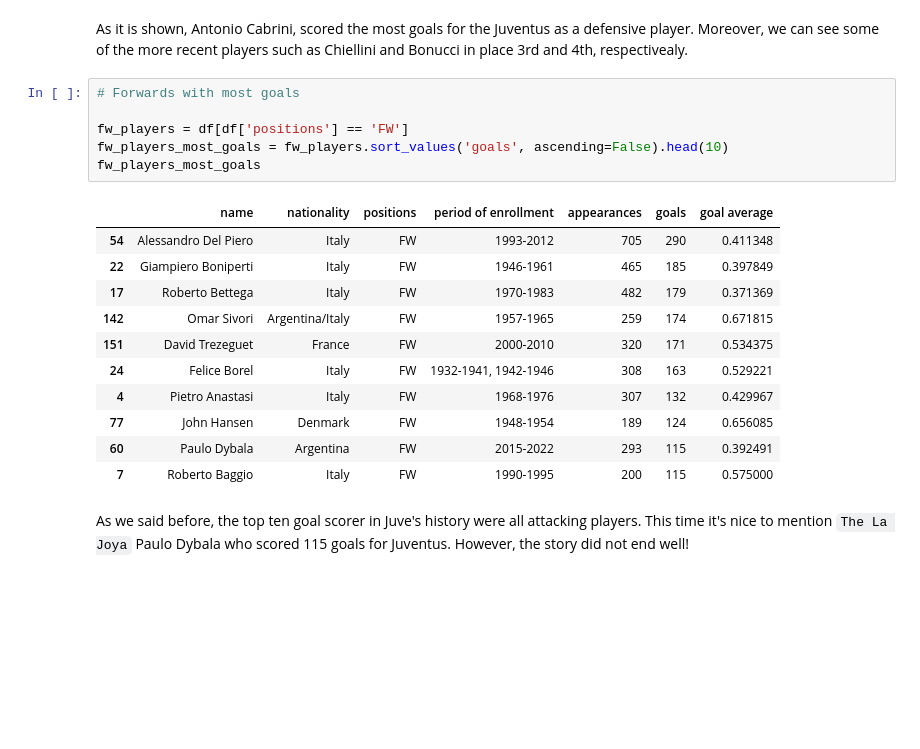
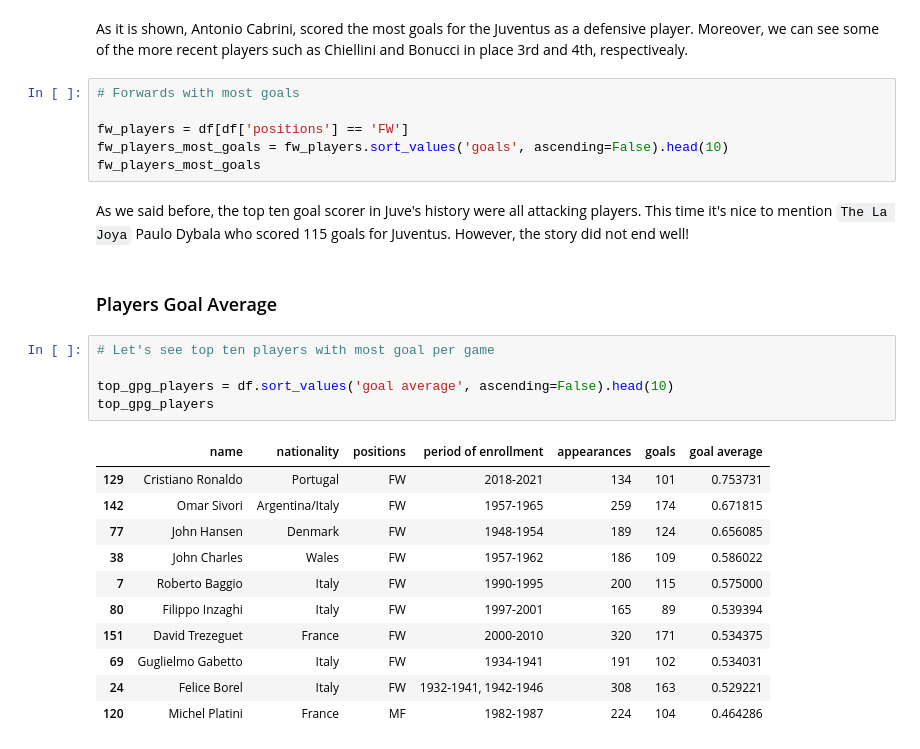
Before and after one commit to hoseinmrh/Juventus-Legends-Data-Analysis, a Jupyter notebook: Juventus Legends.ipynb, the cells around one changed output. Saved outputs shown, nothing was run; the diff lists cells and outputs as text; blank space fills up the shorter version.

```diff
--- a/Juventus Legends.ipynb
+++ b/Juventus Legends.ipynb
@@ -299,23 +299,30 @@ df_players_most_goals
 | 64 | Ciro Ferrara | Italy | DF | 1994-2005 | 358 | 20 | 0.055866 |
 # %% [markdown]
 As it is shown, Antonio Cabrini, scored the most goals for the Juventus as a defensive player. Moreover, we can see some of the more recent players such as Chiellini and Bonucci in place 3rd and 4th, respectivealy.
-# %%
-# Forwards with most goals
-
-fw_players = df[df['positions'] == 'FW']
-fw_players_most_goals = fw_players.sort_values('goals', ascending=False).head(10)
-fw_players_most_goals
-# %% [output]
-|  | name | nationality | positions | period of enrollment | appearances | goals | goal average |
-| 54 | Alessandro Del Piero | Italy | FW | 1993-2012 | 705 | 290 | 0.411348 |
-| 22 | Giampiero Boniperti | Italy | FW | 1946-1961 | 465 | 185 | 0.397849 |
-| 17 | Roberto Bettega | Italy | FW | 1970-1983 | 482 | 179 | 0.371369 |
-| 142 | Omar Sivori | Argentina/Italy | FW | 1957-1965 | 259 | 174 | 0.671815 |
-| 151 | David Trezeguet | France | FW | 2000-2010 | 320 | 171 | 0.534375 |
-| 24 | Felice Borel | Italy | FW | 1932-1941, 1942-1946 | 308 | 163 | 0.529221 |
-| 4 | Pietro Anastasi | Italy | FW | 1968-1976 | 307 | 132 | 0.429967 |
-| 77 | John Hansen | Denmark | FW | 1948-1954 | 189 | 124 | 0.656085 |
-| 60 | Paulo Dybala | Argentina | FW | 2015-2022 | 293 | 115 | 0.392491 |
-| 7 | Roberto Baggio | Italy | FW | 1990-1995 | 200 | 115 | 0.575000 |
+# %%
+# Forwards with most goals
+
+fw_players = df[df['positions'] == 'FW']
+fw_players_most_goals = fw_players.sort_values('goals', ascending=False).head(10)
+fw_players_most_goals
 # %% [markdown]
 As we said before, the top ten goal scorer in Juve's history were all attacking players. This time it's nice to mention `The La Joya` Paulo Dybala who scored 115 goals for Juventus. However, the story did not end well!
+# %% [markdown]
+### Players Goal Average
+# %%
+# Let's see top ten players with most goal per game
+
+top_gpg_players = df.sort_values('goal average', ascending=False).head(10)
+top_gpg_players
+# %% [output]
+|  | name | nationality | positions | period of enrollment | appearances | goals | goal average |
+| 129 | Cristiano Ronaldo | Portugal | FW | 2018-2021 | 134 | 101 | 0.753731 |
+| 142 | Omar Sivori | Argentina/Italy | FW | 1957-1965 | 259 | 174 | 0.671815 |
+| 77 | John Hansen | Denmark | FW | 1948-1954 | 189 | 124 | 0.656085 |
+| 38 | John Charles | Wales | FW | 1957-1962 | 186 | 109 | 0.586022 |
+| 7 | Roberto Baggio | Italy | FW | 1990-1995 | 200 | 115 | 0.575000 |
+| 80 | Filippo Inzaghi | Italy | FW | 1997-2001 | 165 | 89 | 0.539394 |
+| 151 | David Trezeguet | France | FW | 2000-2010 | 320 | 171 | 0.534375 |
+| 69 | Guglielmo Gabetto | Italy | FW | 1934-1941 | 191 | 102 | 0.534031 |
+| 24 | Felice Borel | Italy | FW | 1932-1941, 1942-1946 | 308 | 163 | 0.529221 |
+| 120 | Michel Platini | France | MF | 1982-1987 | 224 | 104 | 0.464286 |
```
Also changed, not shown: parts of 3 cells of this notebook.
